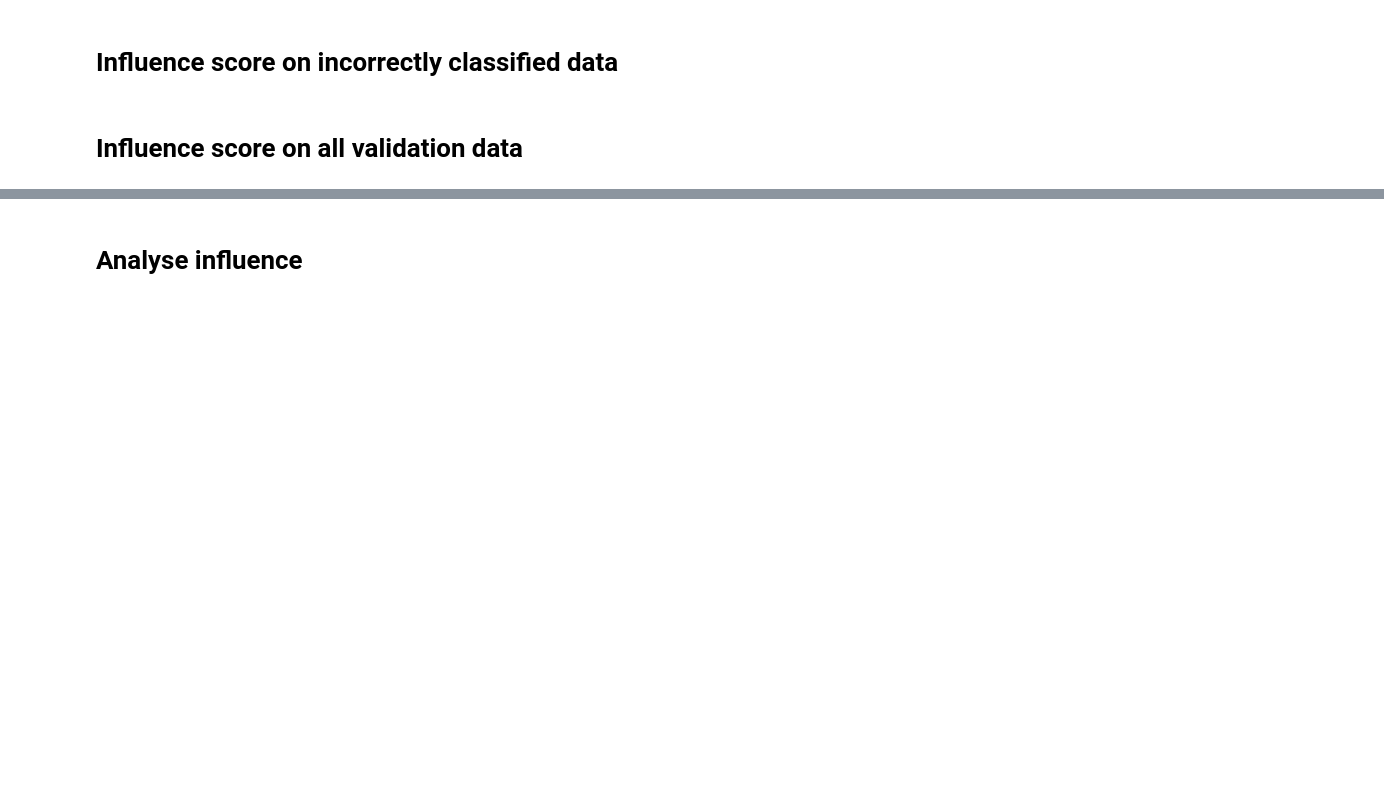
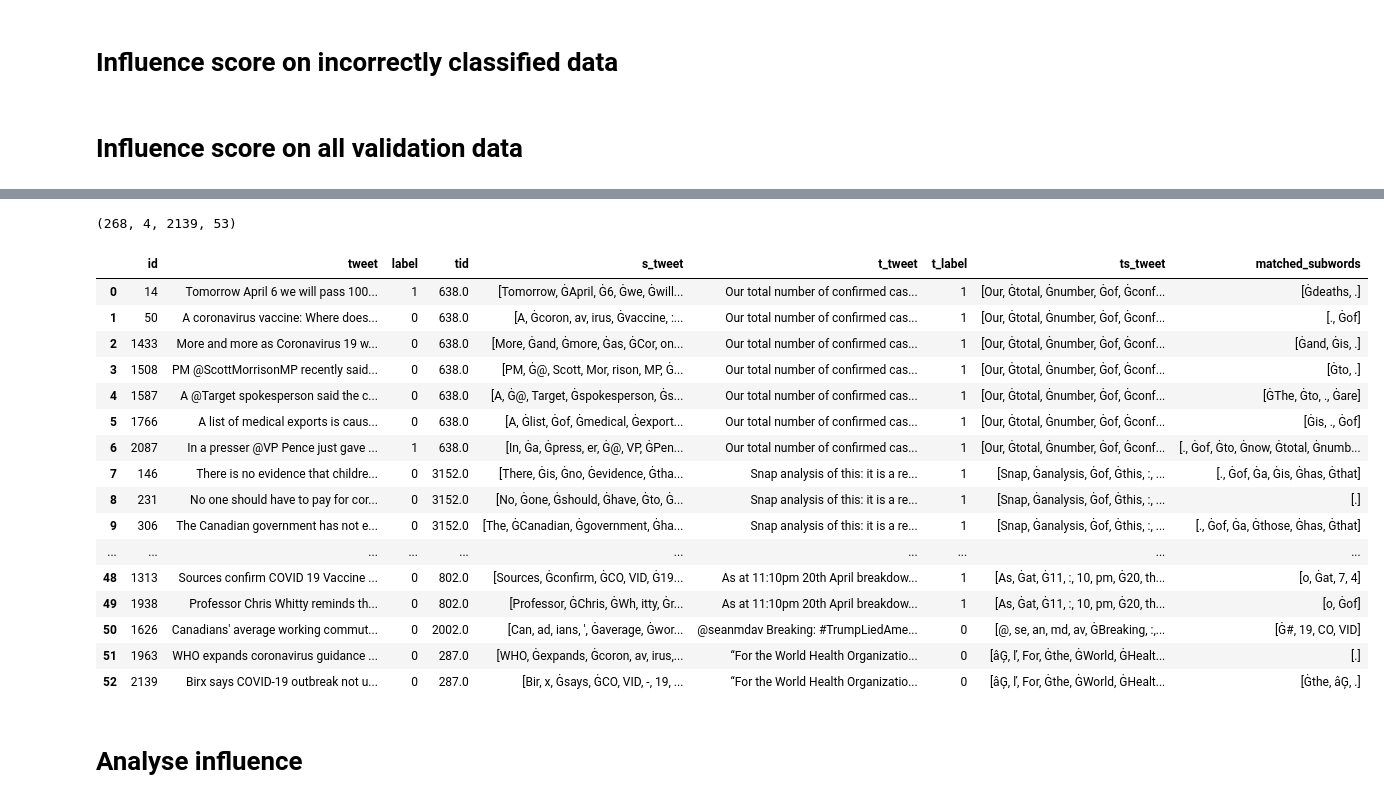
Before and after one commit to yjbang/Model-Generalization-for-Fact-Checking, a Jupyter notebook: finetune_fake_news.ipynb, the cells around one changed output, grey strips where cells are left out. Saved outputs shown, nothing was run; the diff lists cells and outputs as text; code cells hidden in the pictures; blank space fills up the shorter version.

```diff
--- a/finetune_fake_news.ipynb
+++ b/finetune_fake_news.ipynb
@@ -364,0 +381,6 @@ np.save('influence_matrix_all.npy', (influence_matrix, idx2id))
+# %%
+%%time
+model = model.cuda()
+results = get_inference_result(model, valid_loader, device='cuda')
+correct_list = list(map(lambda kv: kv[0], filter(lambda kv: kv[1], results.items())))
+incorrect_list = list(map(lambda kv: kv[0], filter(lambda kv: not kv[1], results.items())))
@@ -364,0 +390,13 @@ np.save('influence_matrix_all.npy', (influence_matrix, idx2id))
+# %%
+filt_valid_loader = get_filtered_dataloader(valid_loader, incorrect_list, batch_size=16)
+len(valid_loader), len(filt_valid_loader), len(valid_loader.dataset), len(filt_valid_loader.dataset)
+# %% [output]
+(268, 4, 2139, 53)
+# %%
+train_df = train_loader.dataset.data
+valid_df = valid_loader.dataset.data
+filt_valid_df = filt_valid_loader.dataset.data
+# %%
+indices = influence_matrix.argmin(axis=-1)
+for id, tid in zip([i for i in range(len(indices))], indices):
+    filt_valid_df.loc[filt_valid_df['id'] == id, 'tid'] = tid
@@ -365,2 +415,22 @@ np.save('influence_matrix_all.npy', (influence_matrix, idx2id))
+# %%
+merged_df
+# %% [output]
+|  | id | tweet | label | tid | s_tweet | t_tweet | t_label | ts_tweet | matched_subwords |
+| 0 | 14 | Tomorrow April 6 we will pass 100... | 1 | 638.0 | [Tomorrow, ĠApril, Ġ6, Ġwe, Ġwill... | Our total number of confirmed cas... | 1 | [Our, Ġtotal, Ġnumber, Ġof, Ġconf... | [Ġdeaths, .] |
+| 1 | 50 | A coronavirus vaccine: Where does... | 0 | 638.0 | [A, Ġcoron, av, irus, Ġvaccine, :... | Our total number of confirmed cas... | 1 | [Our, Ġtotal, Ġnumber, Ġof, Ġconf... | [., Ġof] |
+| 2 | 1433 | More and more as Coronavirus 19 w... | 0 | 638.0 | [More, Ġand, Ġmore, Ġas, ĠCor, on... | Our total number of confirmed cas... | 1 | [Our, Ġtotal, Ġnumber, Ġof, Ġconf... | [Ġand, Ġis, .] |
+| 3 | 1508 | PM @ScottMorrisonMP recently said... | 0 | 638.0 | [PM, Ġ@, Scott, Mor, rison, MP, Ġ... | Our total number of confirmed cas... | 1 | [Our, Ġtotal, Ġnumber, Ġof, Ġconf... | [Ġto, .] |
+| 4 | 1587 | A @Target spokesperson said the c... | 0 | 638.0 | [A, Ġ@, Target, Ġspokesperson, Ġs... | Our total number of confirmed cas... | 1 | [Our, Ġtotal, Ġnumber, Ġof, Ġconf... | [ĠThe, Ġto, ., Ġare] |
+| 5 | 1766 | A list of medical exports is caus... | 0 | 638.0 | [A, Ġlist, Ġof, Ġmedical, Ġexport... | Our total number of confirmed cas... | 1 | [Our, Ġtotal, Ġnumber, Ġof, Ġconf... | [Ġis, ., Ġof] |
+| 6 | 2087 | In a presser @VP Pence just gave ... | 1 | 638.0 | [In, Ġa, Ġpress, er, Ġ@, VP, ĠPen... | Our total number of confirmed cas... | 1 | [Our, Ġtotal, Ġnumber, Ġof, Ġconf... | [., Ġof, Ġto, Ġnow, Ġtotal, Ġnumb... |
+| 7 | 146 | There is no evidence that childre... | 0 | 3152.0 | [There, Ġis, Ġno, Ġevidence, Ġtha... | Snap analysis of this: it is a re... | 1 | [Snap, Ġanalysis, Ġof, Ġthis, :, ... | [., Ġof, Ġa, Ġis, Ġhas, Ġthat] |
+| 8 | 231 | No one should have to pay for cor... | 0 | 3152.0 | [No, Ġone, Ġshould, Ġhave, Ġto, Ġ... | Snap analysis of this: it is a re... | 1 | [Snap, Ġanalysis, Ġof, Ġthis, :, ... | [.] |
+| 9 | 306 | The Canadian government has not e... | 0 | 3152.0 | [The, ĠCanadian, Ġgovernment, Ġha... | Snap analysis of this: it is a re... | 1 | [Snap, Ġanalysis, Ġof, Ġthis, :, ... | [., Ġof, Ġa, Ġthose, Ġhas, Ġthat] |
+| ... | ... | ... | ... | ... | ... | ... | ... | ... | ... |
+| 48 | 1313 | Sources confirm COVID 19 Vaccine ... | 0 | 802.0 | [Sources, Ġconfirm, ĠCO, VID, Ġ19... | As at 11:10pm 20th April breakdow... | 1 | [As, Ġat, Ġ11, :, 10, pm, Ġ20, th... | [o, Ġat, 7, 4] |
+| 49 | 1938 | Professor Chris Whitty reminds th... | 0 | 802.0 | [Professor, ĠChris, ĠWh, itty, Ġr... | As at 11:10pm 20th April breakdow... | 1 | [As, Ġat, Ġ11, :, 10, pm, Ġ20, th... | [o, Ġof] |
+| 50 | 1626 | Canadians' average working commut... | 0 | 2002.0 | [Can, ad, ians, ', Ġaverage, Ġwor... | @seanmdav Breaking: #TrumpLiedAme... | 0 | [@, se, an, md, av, ĠBreaking, :,... | [Ġ#, 19, CO, VID] |
+| 51 | 1963 | WHO expands coronavirus guidance ... | 0 | 287.0 | [WHO, Ġexpands, Ġcoron, av, irus,... | “For the World Health Organizatio... | 0 | [âĢ, ľ, For, Ġthe, ĠWorld, ĠHealt... | [.] |
+| 52 | 2139 | Birx says COVID-19 outbreak not u... | 0 | 287.0 | [Bir, x, Ġsays, ĠCO, VID, -, 19, ... | “For the World Health Organizatio... | 0 | [âĢ, ľ, For, Ġthe, ĠWorld, ĠHealt... | [Ġthe, âĢ, .] |
 # %% [markdown]
 # Analyse influence
```
Also changed, not shown: parts of 34 cells of this notebook, 5 other files.
